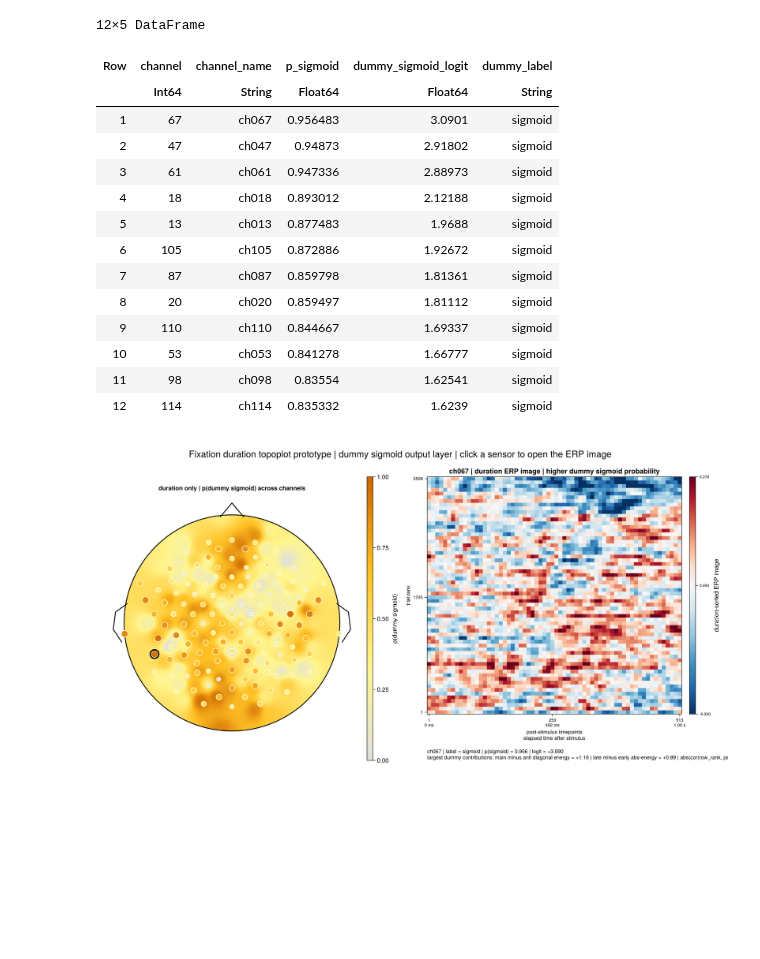
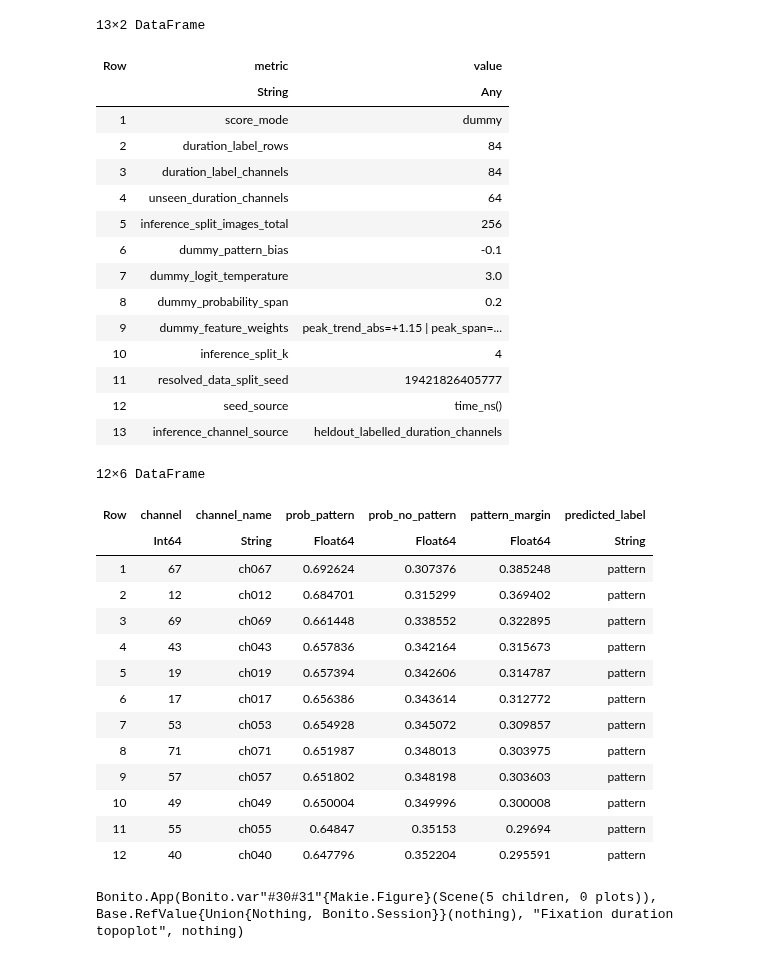
Before and after one commit to s-ccs/2025_BSc_ERPgnostics, a Jupyter notebook: notebooks/week_15/topoplots.ipynb, the cells around one changed output. Cells and saved outputs as stored; diff of their text form; code cells hidden in the pictures; blank space fills up the shorter version.

Commit message:
week15

```diff
--- a/notebooks/week_15/topoplots.ipynb
+++ b/notebooks/week_15/topoplots.ipynb
@@ -59,38 +71,74 @@ If the figure appears only as a static image in your notebook, re-open the noteb
 # %%
+using DataFrames
+
+data_split_seed = nothing  # set an Int for reproducible runs; `nothing` uses time_ns()
+score_mode = :dummy
+
 ctx = Week15Topoplots.build_fixation_duration_topoplot_context(
     target_size = (64, 64),
     lowpass = true,
+    max_inference_channels = 64,
+    data_split_seed = data_split_seed,
+    score_mode = score_mode,
 )
 
+summary_df = ctx.model_summary_df
 top_channels_df = first(
     sort(
-        select(ctx.score_df, :channel, :channel_name, :p_sigmoid, :dummy_sigmoid_logit, :dummy_label),
-        :p_sigmoid;
+        select(
+            ctx.score_df,
+            :channel,
+            :channel_name,
+            :prob_pattern,
+            :prob_no_pattern,
+            :pattern_margin,
+            :predicted_label,
+        ),
+        :prob_pattern;
         rev = true,
     ),
     12,
 )
 
+display(summary_df)
 display(top_channels_df)
 nothing
 # %% [output]
-12×5 DataFrame
+13×2 DataFrame
-| Row | channel | channel_name | p_sigmoid | dummy_sigmoid_logit | dummy_label |
-|  | Int64 | String | Float64 | Float64 | String |
-| 1 | 67 | ch067 | 0.956483 | 3.0901 | sigmoid |
-| 2 | 47 | ch047 | 0.94873 | 2.91802 | sigmoid |
-| 3 | 61 | ch061 | 0.947336 | 2.88973 | sigmoid |
-| 4 | 18 | ch018 | 0.893012 | 2.12188 | sigmoid |
-| 5 | 13 | ch013 | 0.877483 | 1.9688 | sigmoid |
-| 6 | 105 | ch105 | 0.872886 | 1.92672 | sigmoid |
-| 7 | 87 | ch087 | 0.859798 | 1.81361 | sigmoid |
-| 8 | 20 | ch020 | 0.859497 | 1.81112 | sigmoid |
-| 9 | 110 | ch110 | 0.844667 | 1.69337 | sigmoid |
-| 10 | 53 | ch053 | 0.841278 | 1.66777 | sigmoid |
-| 11 | 98 | ch098 | 0.83554 | 1.62541 | sigmoid |
-| 12 | 114 | ch114 | 0.835332 | 1.6239 | sigmoid |
+| Row | metric | value |
+|  | String | Any |
+| 1 | score_mode | dummy |
+| 2 | duration_label_rows | 84 |
+| 3 | duration_label_channels | 84 |
+| 4 | unseen_duration_channels | 64 |
+| 5 | inference_split_images_total | 256 |
+| 6 | dummy_pattern_bias | -0.1 |
+| 7 | dummy_logit_temperature | 3.0 |
+| 8 | dummy_probability_span | 0.2 |
+| 9 | dummy_feature_weights | peak_trend_abs=+1.15 | peak_span=... |
+| 10 | inference_split_k | 4 |
+| 11 | resolved_data_split_seed | 19421826405777 |
+| 12 | seed_source | time_ns() |
+| 13 | inference_channel_source | heldout_labelled_duration_channels |
+12×6 DataFrame
+| Row | channel | channel_name | prob_pattern | prob_no_pattern | pattern_margin | predicted_label |
+|  | Int64 | String | Float64 | Float64 | Float64 | String |
+| 1 | 67 | ch067 | 0.692624 | 0.307376 | 0.385248 | pattern |
+| 2 | 12 | ch012 | 0.684701 | 0.315299 | 0.369402 | pattern |
+| 3 | 69 | ch069 | 0.661448 | 0.338552 | 0.322895 | pattern |
+| 4 | 43 | ch043 | 0.657836 | 0.342164 | 0.315673 | pattern |
+| 5 | 19 | ch019 | 0.657394 | 0.342606 | 0.314787 | pattern |
+| 6 | 17 | ch017 | 0.656386 | 0.343614 | 0.312772 | pattern |
+| 7 | 53 | ch053 | 0.654928 | 0.345072 | 0.309857 | pattern |
+| 8 | 71 | ch071 | 0.651987 | 0.348013 | 0.303975 | pattern |
+| 9 | 57 | ch057 | 0.651802 | 0.348198 | 0.303603 | pattern |
+| 10 | 49 | ch049 | 0.650004 | 0.349996 | 0.300008 | pattern |
+| 11 | 55 | ch055 | 0.64847 | 0.35153 | 0.29694 | pattern |
+| 12 | 40 | ch040 | 0.647796 | 0.352204 | 0.295591 | pattern |
-# %%
-topo = Week15Topoplots.plot_fixation_duration_topoplot(ctx)
-topo.figure
-# %% [output]
-[figure, removed]
+# %%
+# Bonito/WGLMakie app: in VS Code this can render in the Plot Pane even when inline notebook output stays blank.
+interactive = Week15Topoplots.build_fixation_duration_topoplot_app(ctx)
+display(interactive.app)
+nothing
+# %% [output]
+Bonito.App(Bonito.var"#30#31"{Makie.Figure}(Scene(5 children, 0 plots)), Base.RefValue{Union{Nothing, Bonito.Session}}(nothing), "Fixation duration topoplot", nothing)
```
Also changed, not shown: parts of 7 cells of this notebook, 8 other files.
